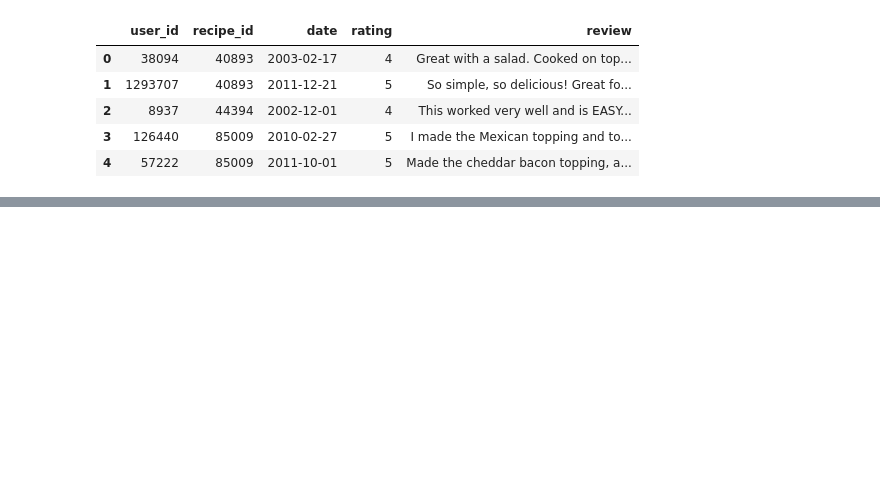
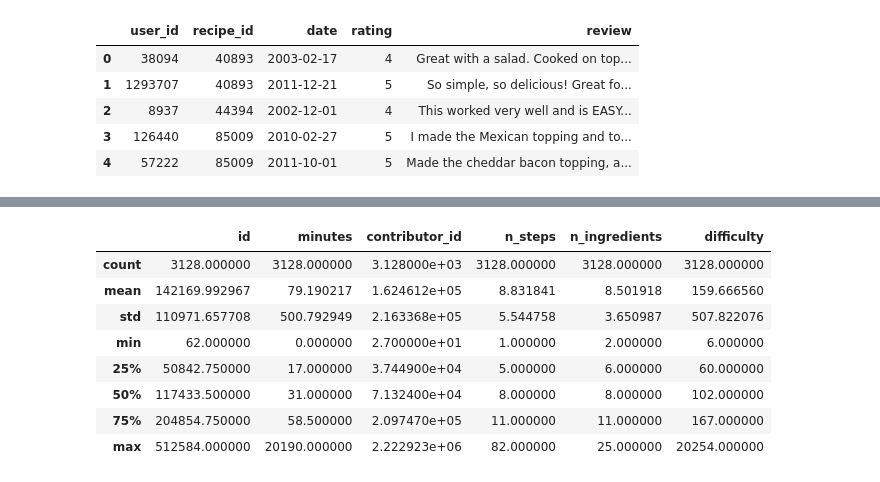
Before and after one commit to kamalah/data-analytics-final-project, a Jupyter notebook: explore_data.ipynb, the cells around one changed output, grey strips where cells are left out. Cells and saved outputs as stored; diff of their text form; code cells hidden in the pictures; blank space fills up the shorter version.

```diff
--- a/explore_data.ipynb
+++ b/explore_data.ipynb
@@ -206,0 +222,13 @@ recipes['ratings'] = [list(interactions[interactions['recipe_id'] == rec_id]['ra
+# %%
+# veggie recipes with more than 10 ratings
+veg_recipes[veg_recipes['ratings'].map(len) > 10].describe()
+# %% [output]
+|  | id | minutes | contributor_id | n_steps | n_ingredients | difficulty |
+| count | 3128.000000 | 3128.000000 | 3.128000e+03 | 3128.000000 | 3128.000000 | 3128.000000 |
+| mean | 142169.992967 | 79.190217 | 1.624612e+05 | 8.831841 | 8.501918 | 159.666560 |
+| std | 110971.657708 | 500.792949 | 2.163368e+05 | 5.544758 | 3.650987 | 507.822076 |
+| min | 62.000000 | 0.000000 | 2.700000e+01 | 1.000000 | 2.000000 | 6.000000 |
+| 25% | 50842.750000 | 17.000000 | 3.744900e+04 | 5.000000 | 6.000000 | 60.000000 |
+| 50% | 117433.500000 | 31.000000 | 7.132400e+04 | 8.000000 | 8.000000 | 102.000000 |
+| 75% | 204854.750000 | 58.500000 | 2.097470e+05 | 11.000000 | 11.000000 | 167.000000 |
+| max | 512584.000000 | 20190.000000 | 2.222923e+06 | 82.000000 | 25.000000 | 20254.000000 |
```
Also changed, not shown: parts of 11 cells of this notebook, 2 other files.
